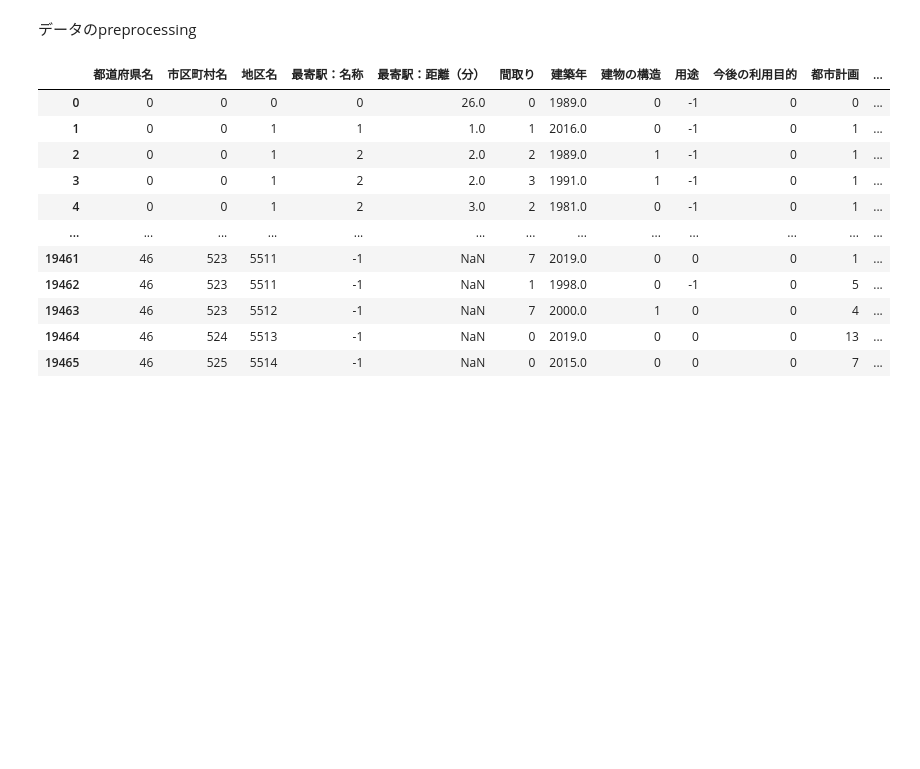
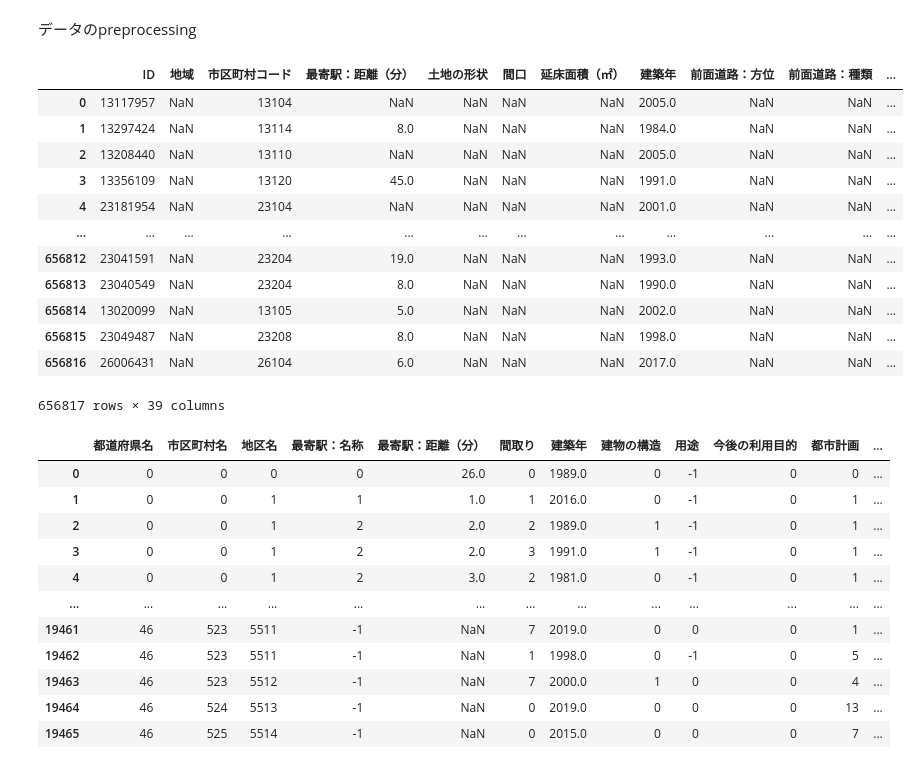
Before and after one commit to toyamaruru/cpt_training, a Jupyter notebook: training_cpt_特徴量変更_ver1_0.ipynb, the cells around one changed output. Drawn from its saved outputs; the diff is of its cells as text; code cells hidden in the pictures; blank space fills up the shorter version.

```diff
--- a/training_cpt_特徴量変更_ver1_0.ipynb
+++ b/training_cpt_特徴量変更_ver1_0.ipynb
@@ -264,3 +276,25 @@ def preprocessing(df, rm_cols=rm_cols):
+# %%
+# master_dfを処理していく
+processor = Preprocessor(master_df)
+processor.fit()
+# processor.transform()
+# processor.separate_data()
+# %%
+processor.transform()
+# %% [output]
+|  | ID | 地域 | 市区町村コード | 最寄駅：距離（分） | 土地の形状 | 間口 | 延床面積（㎡） | 建築年 | 前面道路：方位 | 前面道路：種類 | ... |
+| 0 | 13117957 | NaN | 13104 | NaN | NaN | NaN | NaN | 2005.0 | NaN | NaN | ... |
+| 1 | 13297424 | NaN | 13114 | 8.0 | NaN | NaN | NaN | 1984.0 | NaN | NaN | ... |
+| 2 | 13208440 | NaN | 13110 | NaN | NaN | NaN | NaN | 2005.0 | NaN | NaN | ... |
+| 3 | 13356109 | NaN | 13120 | 45.0 | NaN | NaN | NaN | 1991.0 | NaN | NaN | ... |
+| 4 | 23181954 | NaN | 23104 | NaN | NaN | NaN | NaN | 2001.0 | NaN | NaN | ... |
+| ... | ... | ... | ... | ... | ... | ... | ... | ... | ... | ... | ... |
+| 656812 | 23041591 | NaN | 23204 | 19.0 | NaN | NaN | NaN | 1993.0 | NaN | NaN | ... |
+| 656813 | 23040549 | NaN | 23204 | 8.0 | NaN | NaN | NaN | 1990.0 | NaN | NaN | ... |
+| 656814 | 13020099 | NaN | 13105 | 5.0 | NaN | NaN | NaN | 2002.0 | NaN | NaN | ... |
+| 656815 | 23049487 | NaN | 23208 | 8.0 | NaN | NaN | NaN | 1998.0 | NaN | NaN | ... |
+| 656816 | 26006431 | NaN | 26104 | 6.0 | NaN | NaN | NaN | 2017.0 | NaN | NaN | ... |
+656817 rows × 39 columns
 # %%
 train_df, feat_cols = preprocessing(train_df)
 train_x = train_df[feat_cols]
```
Also changed, not shown: parts of 10 cells of this notebook.
